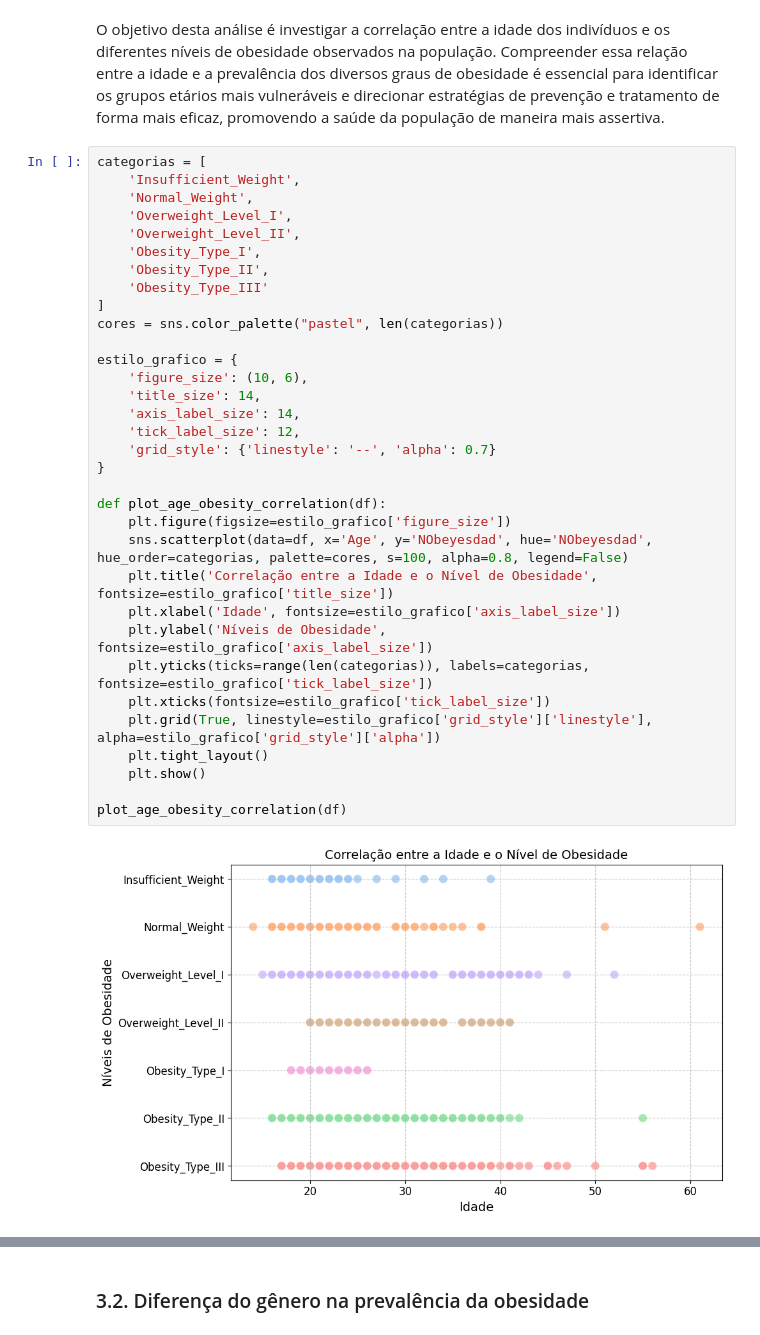
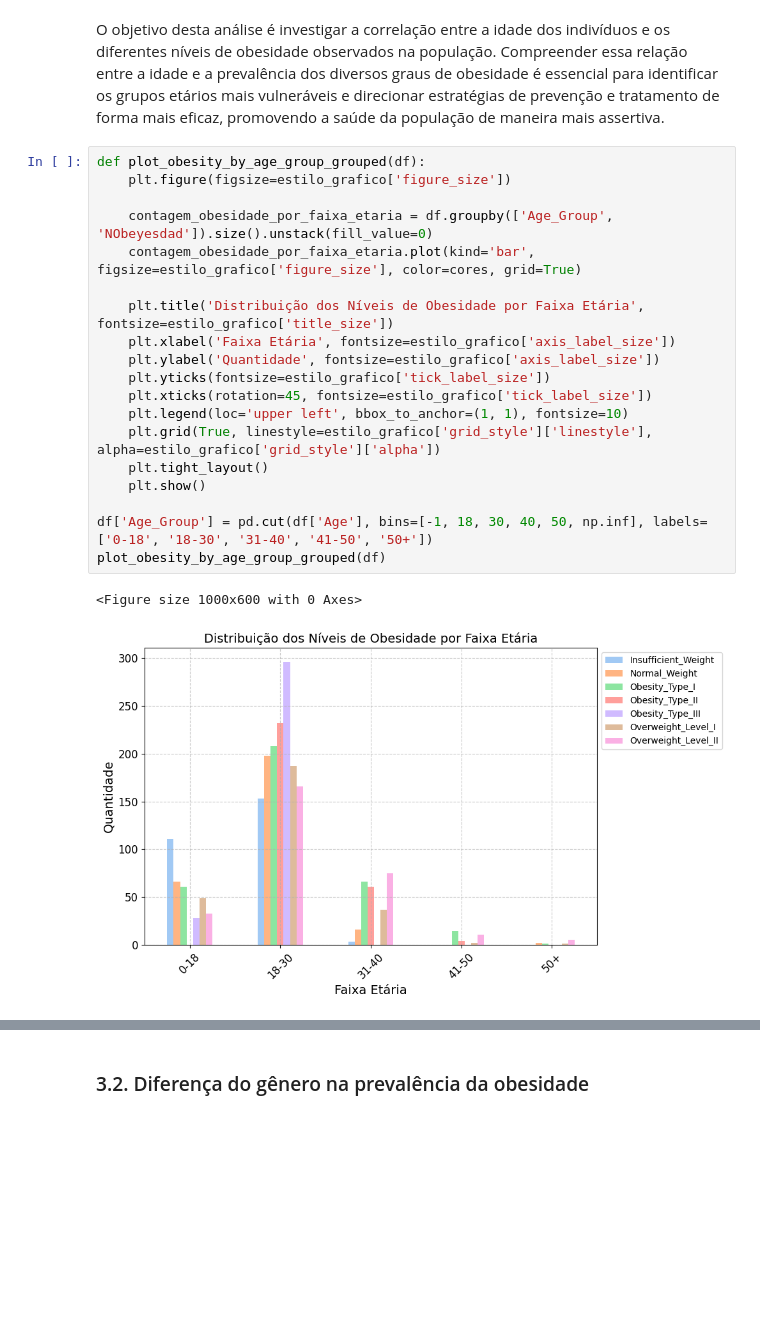
Before and after one commit to atlantico-academy/equipe5-2024.1, a Jupyter notebook: notebooks/analise.ipynb, the cells around one changed output, grey strips where cells are left out. Cells and saved outputs as stored; diff of their text form; blank space fills up the shorter version.

```diff
--- a/notebooks/analise.ipynb
+++ b/notebooks/analise.ipynb
@@ -280,37 +280,24 @@ dicionario.to_csv('../data/external/dictionary.csv', index=False)
 # %% [markdown]
 O objetivo desta análise é investigar a correlação entre a idade dos indivíduos e os diferentes níveis de obesidade observados na população. Compreender essa relação entre a idade e a prevalência dos diversos graus de obesidade é essencial para identificar os grupos etários mais vulneráveis e direcionar estratégias de prevenção e tratamento de forma mais eficaz, promovendo a saúde da população de maneira mais assertiva.
 # %%
-categorias = [
-    'Insufficient_Weight',
-    'Normal_Weight',
-    'Overweight_Level_I',
-    'Overweight_Level_II',
-    'Obesity_Type_I',
-    'Obesity_Type_II',
-    'Obesity_Type_III'
-]
-cores = sns.color_palette("pastel", len(categorias))
+def plot_obesity_by_age_group_grouped(df):
+    plt.figure(figsize=estilo_grafico['figure_size'])
 
-estilo_grafico = {
-    'figure_size': (10, 6),
-    'title_size': 14,
-    'axis_label_size': 14,
-    'tick_label_size': 12,
-    'grid_style': {'linestyle': '--', 'alpha': 0.7}
-}
+    contagem_obesidade_por_faixa_etaria = df.groupby(['Age_Group', 'NObeyesdad']).size().unstack(fill_value=0)
+    contagem_obesidade_por_faixa_etaria.plot(kind='bar', figsize=estilo_grafico['figure_size'], color=cores, grid=True)
 
-def plot_age_obesity_correlation(df):
-    plt.figure(figsize=estilo_grafico['figure_size'])
-    sns.scatterplot(data=df, x='Age', y='NObeyesdad', hue='NObeyesdad', hue_order=categorias, palette=cores, s=100, alpha=0.8, legend=False)
-    plt.title('Correlação entre a Idade e o Nível de Obesidade', fontsize=estilo_grafico['title_size'])
-    plt.xlabel('Idade', fontsize=estilo_grafico['axis_label_size'])
-    plt.ylabel('Níveis de Obesidade', fontsize=estilo_grafico['axis_label_size'])
-    plt.yticks(ticks=range(len(categorias)), labels=categorias, fontsize=estilo_grafico['tick_label_size'])
-    plt.xticks(fontsize=estilo_grafico['tick_label_size'])
+    plt.title('Distribuição dos Níveis de Obesidade por Faixa Etária', fontsize=estilo_grafico['title_size'])
+    plt.xlabel('Faixa Etária', fontsize=estilo_grafico['axis_label_size'])
+    plt.ylabel('Quantidade', fontsize=estilo_grafico['axis_label_size'])
+    plt.yticks(fontsize=estilo_grafico['tick_label_size'])
+    plt.xticks(rotation=45, fontsize=estilo_grafico['tick_label_size'])
+    plt.legend(loc='upper left', bbox_to_anchor=(1, 1), fontsize=10)
     plt.grid(True, linestyle=estilo_grafico['grid_style']['linestyle'], alpha=estilo_grafico['grid_style']['alpha'])
     plt.tight_layout()
     plt.show()
 
-plot_age_obesity_correlation(df)
+df['Age_Group'] = pd.cut(df['Age'], bins=[-1, 18, 30, 40, 50, np.inf], labels=['0-18', '18-30', '31-40', '41-50', '50+'])
+plot_obesity_by_age_group_grouped(df)
 # %% [output]
+<Figure size 1000x600 with 0 Axes>
-[figure, old version]
+[figure, new version]
```
Also changed, not shown: parts of 17 cells of this notebook.
